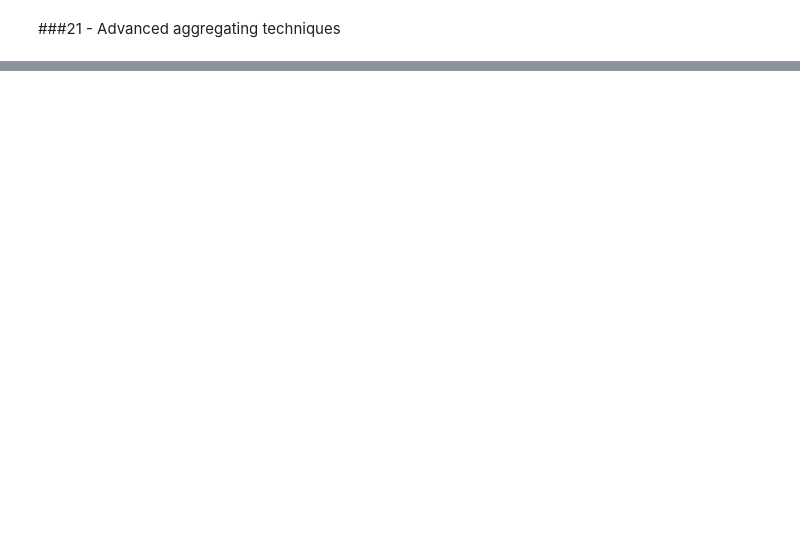
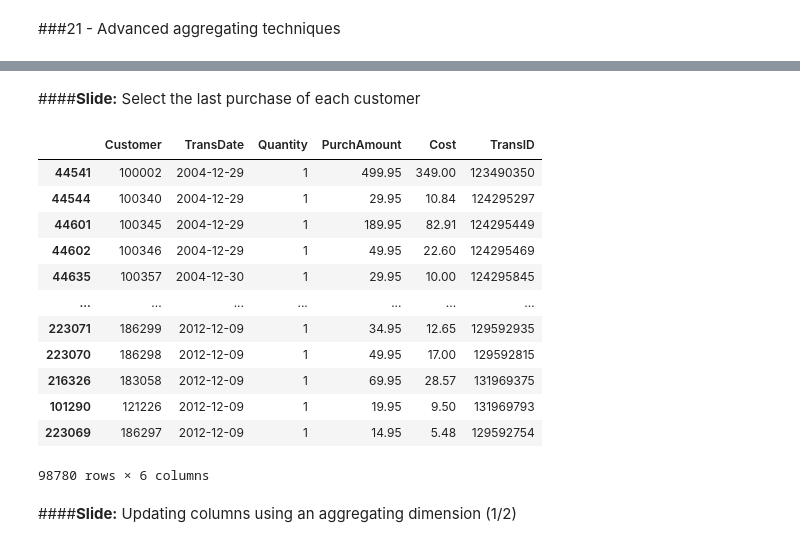
Before and after one commit to HuberNicolas/python-marketing-scale-real-data, a Jupyter notebook: day-2/Python_Day_2_Session_3.ipynb, the cells around one changed output, grey strips where cells are left out. Saved outputs shown, nothing was run; the diff lists cells and outputs as text; code cells hidden in the pictures; blank space fills up the shorter version.

```diff
--- a/day-2/Python_Day_2_Session_3.ipynb
+++ b/day-2/Python_Day_2_Session_3.ipynb
@@ -136 +247,21 @@ print(num_customers)
+# %% [markdown]
+####**Slide:** Select the last purchase of each customer
+# %%
+myData.sort_values("TransDate").groupby("Customer").tail(1)
+# %% [output]
+|  | Customer | TransDate | Quantity | PurchAmount | Cost | TransID |
+| 44541 | 100002 | 2004-12-29 | 1 | 499.95 | 349.00 | 123490350 |
+| 44544 | 100340 | 2004-12-29 | 1 | 29.95 | 10.84 | 124295297 |
+| 44601 | 100345 | 2004-12-29 | 1 | 189.95 | 82.91 | 124295449 |
+| 44602 | 100346 | 2004-12-29 | 1 | 49.95 | 22.60 | 124295469 |
+| 44635 | 100357 | 2004-12-30 | 1 | 29.95 | 10.00 | 124295845 |
+| ... | ... | ... | ... | ... | ... | ... |
+| 223071 | 186299 | 2012-12-09 | 1 | 34.95 | 12.65 | 129592935 |
+| 223070 | 186298 | 2012-12-09 | 1 | 49.95 | 17.00 | 129592815 |
+| 216326 | 183058 | 2012-12-09 | 1 | 69.95 | 28.57 | 131969375 |
+| 101290 | 121226 | 2012-12-09 | 1 | 19.95 | 9.50 | 131969793 |
+| 223069 | 186297 | 2012-12-09 | 1 | 14.95 | 5.48 | 129592754 |
+98780 rows × 6 columns
+# %% [markdown]
+####**Slide:** Updating columns using an aggregating dimension (1/2)
 # %%
```
Also changed, not shown: parts of 52 cells of this notebook, 16 other files.
